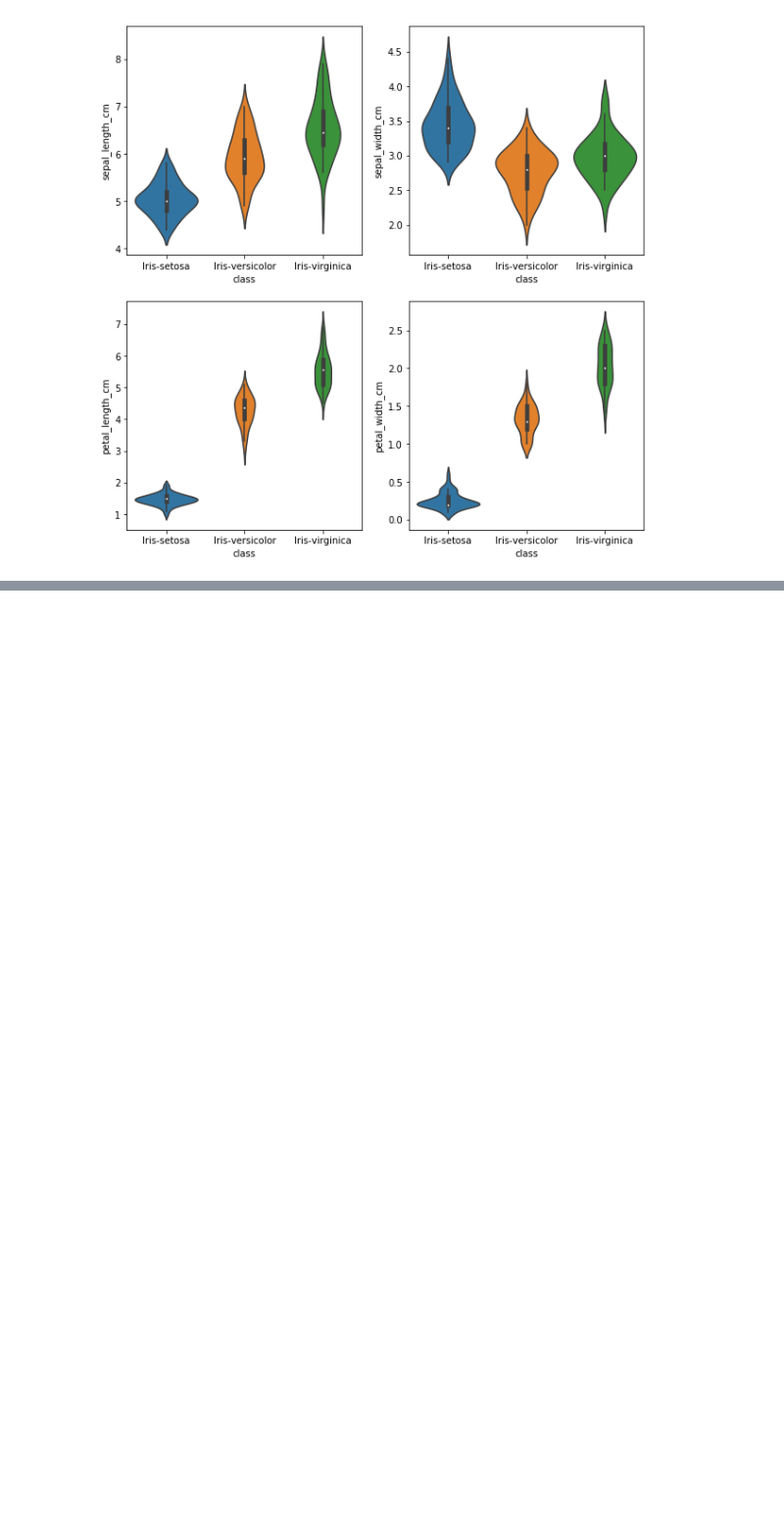
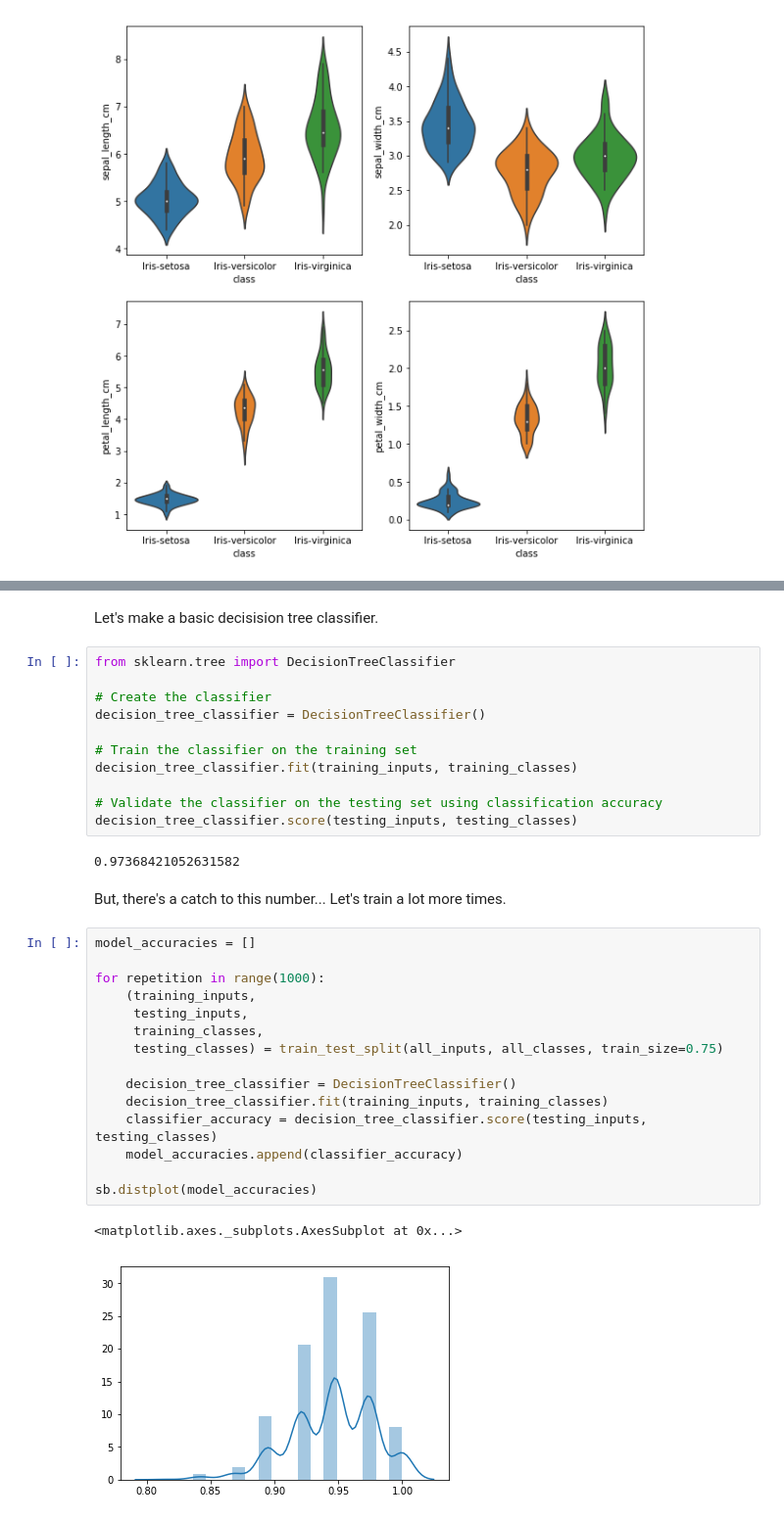
Before and after one commit to kalyons11/notebooks, a Jupyter notebook: iris_data_notebook.ipynb, the cells around one changed output, grey strips where cells are left out. Shown at 98% size. Saved outputs shown, nothing was run; the diff lists cells and outputs as text; blank space fills up the shorter version.

```diff
--- a/iris_data_notebook.ipynb
+++ b/iris_data_notebook.ipynb
@@ -211,0 +251,35 @@ for column_index, column in enumerate(iris_data_clean.columns):
+# %% [markdown]
+Let's make a basic decisision tree classifier.
+# %%
+from sklearn.tree import DecisionTreeClassifier
+
+# Create the classifier
+decision_tree_classifier = DecisionTreeClassifier()
+
+# Train the classifier on the training set
+decision_tree_classifier.fit(training_inputs, training_classes)
+
+# Validate the classifier on the testing set using classification accuracy
+decision_tree_classifier.score(testing_inputs, testing_classes)
+# %% [output]
+0.97368421052631582
+# %% [markdown]
+But, there's a catch to this number... Let's train a lot more times.
+# %%
+model_accuracies = []
+
+for repetition in range(1000):
+    (training_inputs,
+     testing_inputs,
+     training_classes,
+     testing_classes) = train_test_split(all_inputs, all_classes, train_size=0.75)
+
+    decision_tree_classifier = DecisionTreeClassifier()
+    decision_tree_classifier.fit(training_inputs, training_classes)
+    classifier_accuracy = decision_tree_classifier.score(testing_inputs, testing_classes)
+    model_accuracies.append(classifier_accuracy)
+
+sb.distplot(model_accuracies)
+# %% [output]
+<matplotlib.axes._subplots.AxesSubplot at 0x...>
+[figure, added]
```
Also changed, not shown: parts of 19 cells of this notebook.
